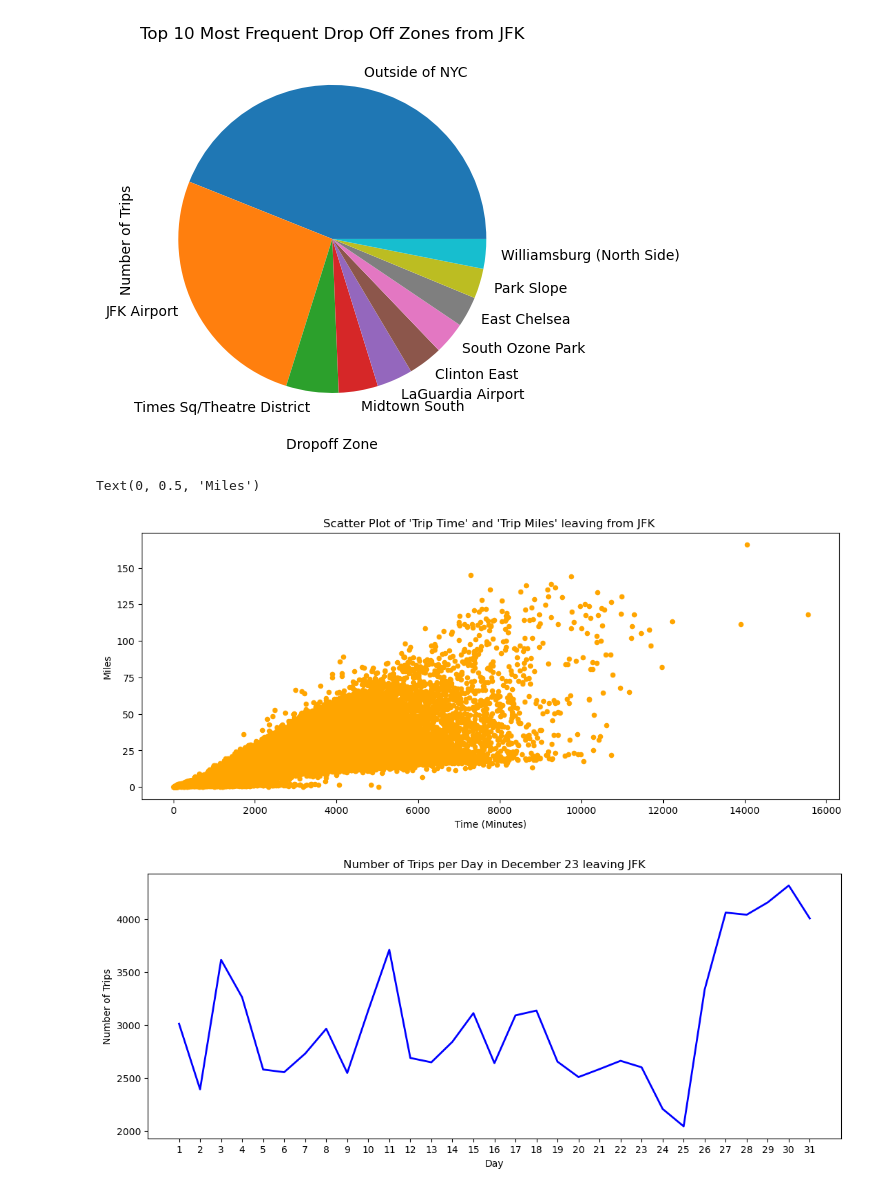
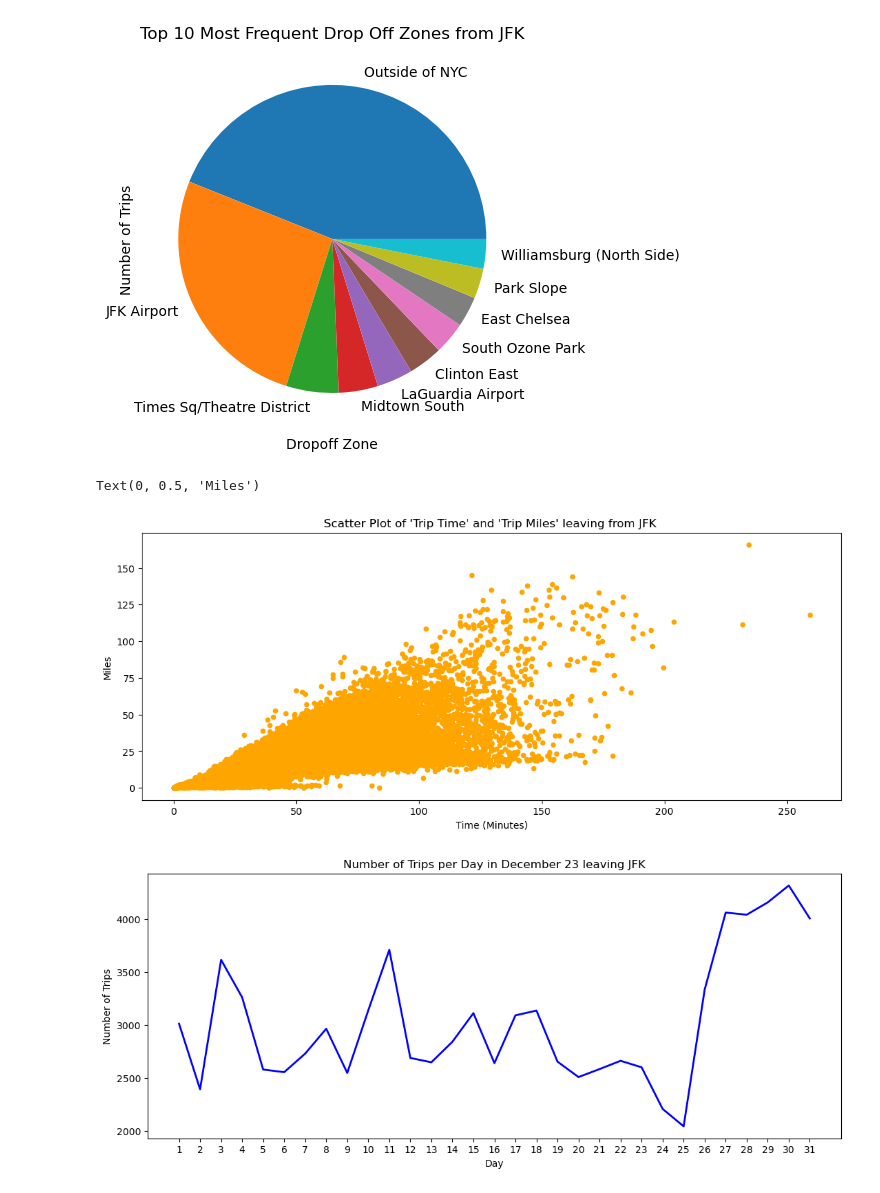
Before and after one commit to T-Haight/project1_group1_osubootcamp, a Jupyter notebook: Common_Trends_JFK.ipynb, the cells around one changed output. Drawn from its saved outputs; the diff is of its cells as text; code cells hidden in the pictures.

Commit message:
Updated JFK scatter plot to be in minutes

```diff
--- a/Common_Trends_JFK.ipynb
+++ b/Common_Trends_JFK.ipynb
@@ -93,15 +93,19 @@ plt.ylabel("Number of Trips")
 # %% [output]
 Text(0, 0.5, 'Number of Trips')
 [figure]
+# %%
+jfk_scatter = jfk_df.copy()
+jfk_scatter['trip_time'] = jfk_scatter['trip_time'] / 60
 # %%
 # scatter plot for trip time and trip miles
-jfk_df.plot.scatter(x="trip_time", y="trip_miles", figsize=(13, 5), color="orange")
+
+jfk_scatter.plot.scatter(x="trip_time", y="trip_miles", figsize=(13, 5), color="orange")
 plt.title("Scatter Plot of 'Trip Time' and 'Trip Miles' leaving from JFK ")
 plt.xlabel("Time (Minutes)")
 plt.ylabel("Miles")
 # %% [output]
 Text(0, 0.5, 'Miles')
-[figure, old version]
+[figure, new version]
 # %%
 jfk_df["DOLocationID"].groupby(jfk_df.index.day).count().plot(figsize=(13, 5), color="blue", linewidth=2)
 plt.title("Number of Trips per Day in December 23 leaving JFK")
```
Also changed, not shown: parts of 27 cells of this notebook.
